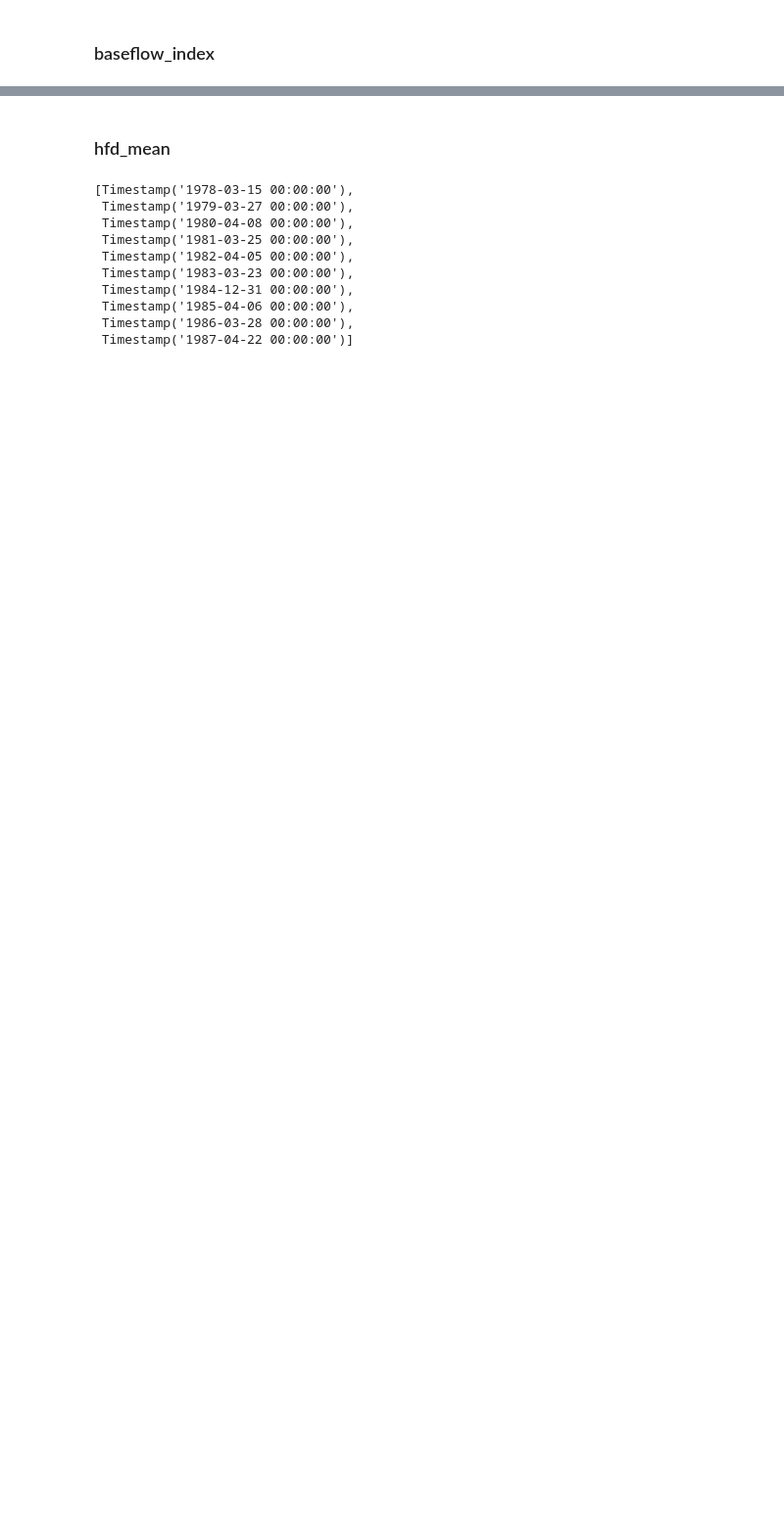
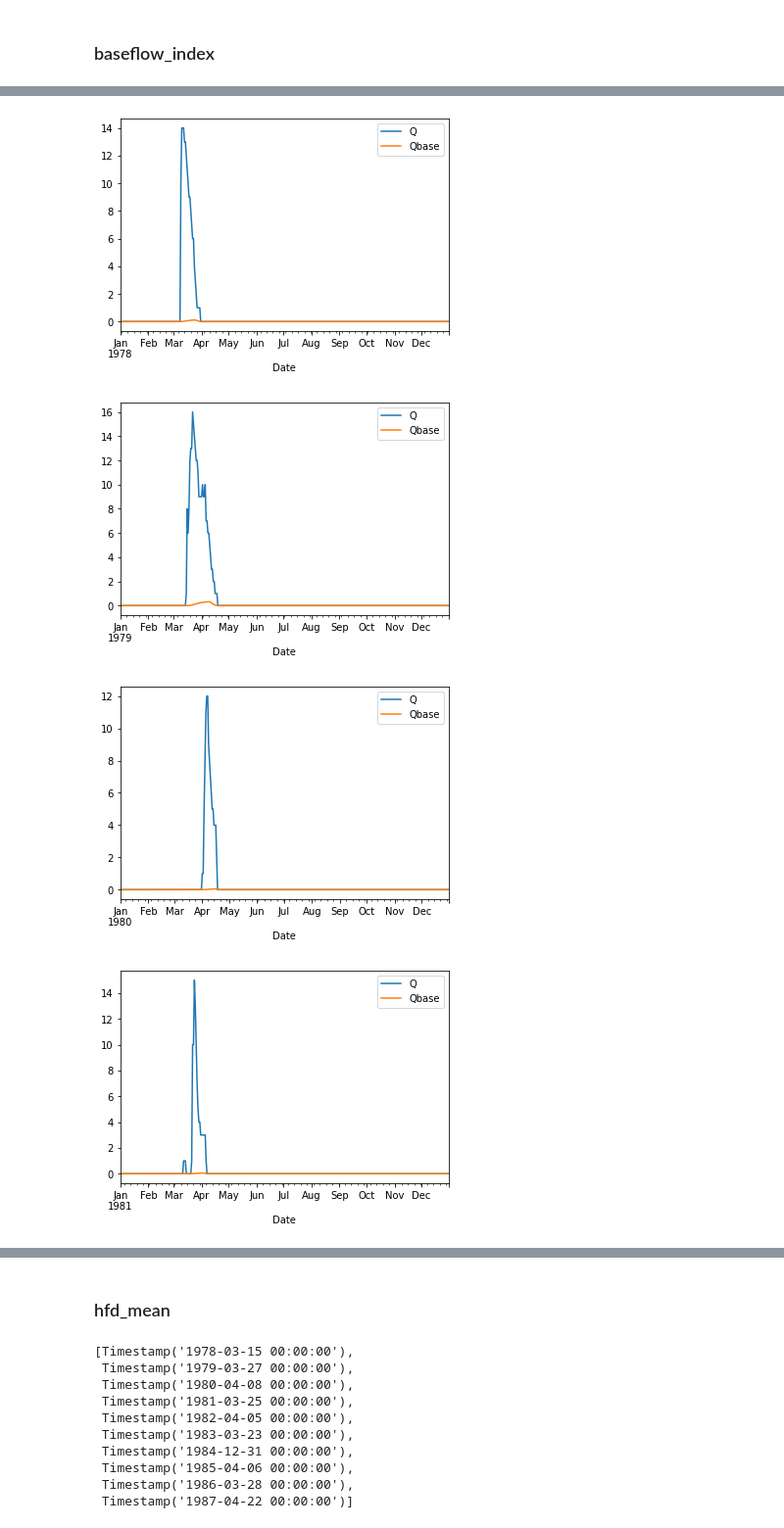
Before and after one commit to dmbrmv/camels_ru, a Jupyter notebook: hydro.ipynb, the cells around one changed output, grey strips where cells are left out. Shown: that part at 98% size. Drawn from its saved outputs; the diff is of its cells as text; code cells hidden in the pictures; blank space fills up the shorter version.

```diff
--- a/hydro.ipynb
+++ b/hydro.ipynb
@@ -89,0 +217,9 @@ np.average(bfi_sum)
+# %%
+
+Q = clump_array(test.Q.to_numpy())
+
+passes = 3
+reflect = 30
+alpha = 0.98
+
+bfi, Qbase = BFI_calc(Q, 0.98, 3, 30)
@@ -89,0 +230,37 @@ np.average(bfi_sum)
+# %%
+"""
+Восстановления ряда baseflow с учётом ранее "выбитых" пропусков
+"""
+from itertools import groupby
+Qbase_full = [list(group) for key, group in groupby(test.Q.to_numpy(), key=np.isnan)] # разбитие на группы по признаку. Получается n листов. NaN и !NaN разбиты по листам
+mask_to_refill = [~np.isnan(i).any() for i in Qbase_full] # индексируем их как одинокие булевые величины
+
+position_index = -1
+for j, mask in enumerate(mask_to_refill):
+    """
+    Так как первичный разрезанный лист из функции clumped_array имеет в себе количество листов, такое же как и True, то восстанавливаем в соответствии
+
+    Аргумент position_index подбирается в соответствии с присутсвием с True и адресуется к нужному куску в Qbase
+
+    Всё перезаписывается в лист, где в перезаписываемых значениях эквивалентные по длине значения стока
+    """
+    if mask:
+        position_index += 1
+        Qbase_full[j] = Qbase[position_index]
+    else:
+        position_index = position_index
+        Qbase_full[j] = Qbase_full[j]
+
+Qbase_full = [item for sublist in Qbase_full for item in sublist] # лист листов в лист с учётом NaN
+
+test.Qbase = Qbase_full # Добавляем его в исходный датафрейм
+# %%
+split_by_year = [test[test['Date'].dt.year == y].reset_index(drop = True) for y in test['Date'].dt.year.unique()]
+for i in split_by_year:
+    i = i.set_index('Date')
+    ax = i.plot()
+# %% [output]
+[figure, added]
+[figure, added]
+[figure, added]
+[figure, added]
```
Also changed, not shown: parts of 15 cells of this notebook, 1 other file.
